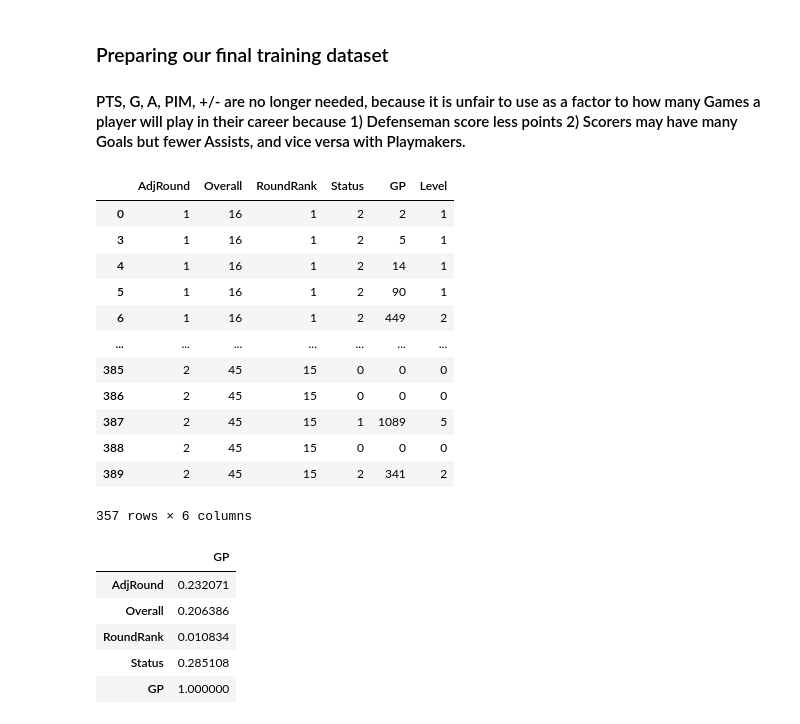
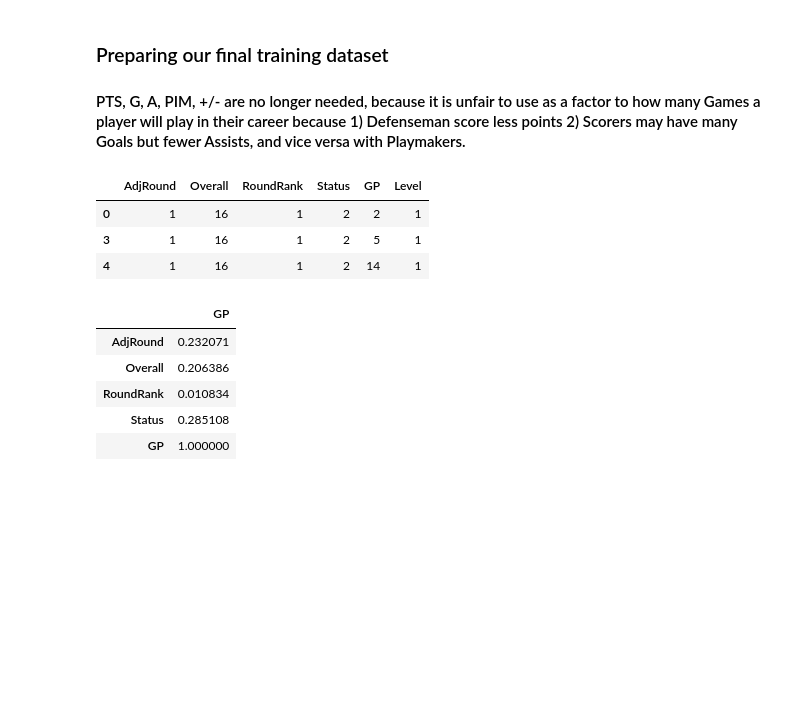
Before and after one commit to minchanhan/CompareNHLDraftPicks, a Jupyter notebook: CompareLow1stHigh2nd.ipynb, the cells around one changed output. Cells and saved outputs as stored; diff of their text form; code cells hidden in the pictures; blank space fills up the shorter version.

```diff
--- a/CompareLow1stHigh2nd.ipynb
+++ b/CompareLow1stHigh2nd.ipynb
@@ -609,26 +609,17 @@ data["RoundRank"] = data.apply(lambda row: RankPicksInRound(row), axis = 1)
 # %%
 # We've noticed "Age" has no correleation with our results so we will drop that as well
 # This is due to the very, very small range in Age
 # "To" will be dropped as well, because its data has been embedded in "Status" already
 # We knew "Year" wouldn't matter in our analysis, but we kept it there for organization, which is no longer needed now
 
 column_order = ["AdjRound", "Overall", "RoundRank", "Status", "GP", "Level"]
 data = data.reindex(columns=column_order)
-display(data)
+display(data.head(3))
 # %% [output]
 |  | AdjRound | Overall | RoundRank | Status | GP | Level |
 | 0 | 1 | 16 | 1 | 2 | 2 | 1 |
 | 3 | 1 | 16 | 1 | 2 | 5 | 1 |
 | 4 | 1 | 16 | 1 | 2 | 14 | 1 |
-| 5 | 1 | 16 | 1 | 2 | 90 | 1 |
-| 6 | 1 | 16 | 1 | 2 | 449 | 2 |
-| ... | ... | ... | ... | ... | ... | ... |
-| 385 | 2 | 45 | 15 | 0 | 0 | 0 |
-| 386 | 2 | 45 | 15 | 0 | 0 | 0 |
-| 387 | 2 | 45 | 15 | 1 | 1089 | 5 |
-| 388 | 2 | 45 | 15 | 0 | 0 | 0 |
-| 389 | 2 | 45 | 15 | 2 | 341 | 2 |
-357 rows × 6 columns
 # %%
 display(data[["AdjRound", "Overall", "RoundRank", "Status", "GP"]].corr().abs()[["GP"]])
 display(data[["AdjRound", "Overall", "RoundRank", "Status", "Level"]].corr().abs()[["Level"]])
```
Also changed, not shown: parts of 12 cells of this notebook.
